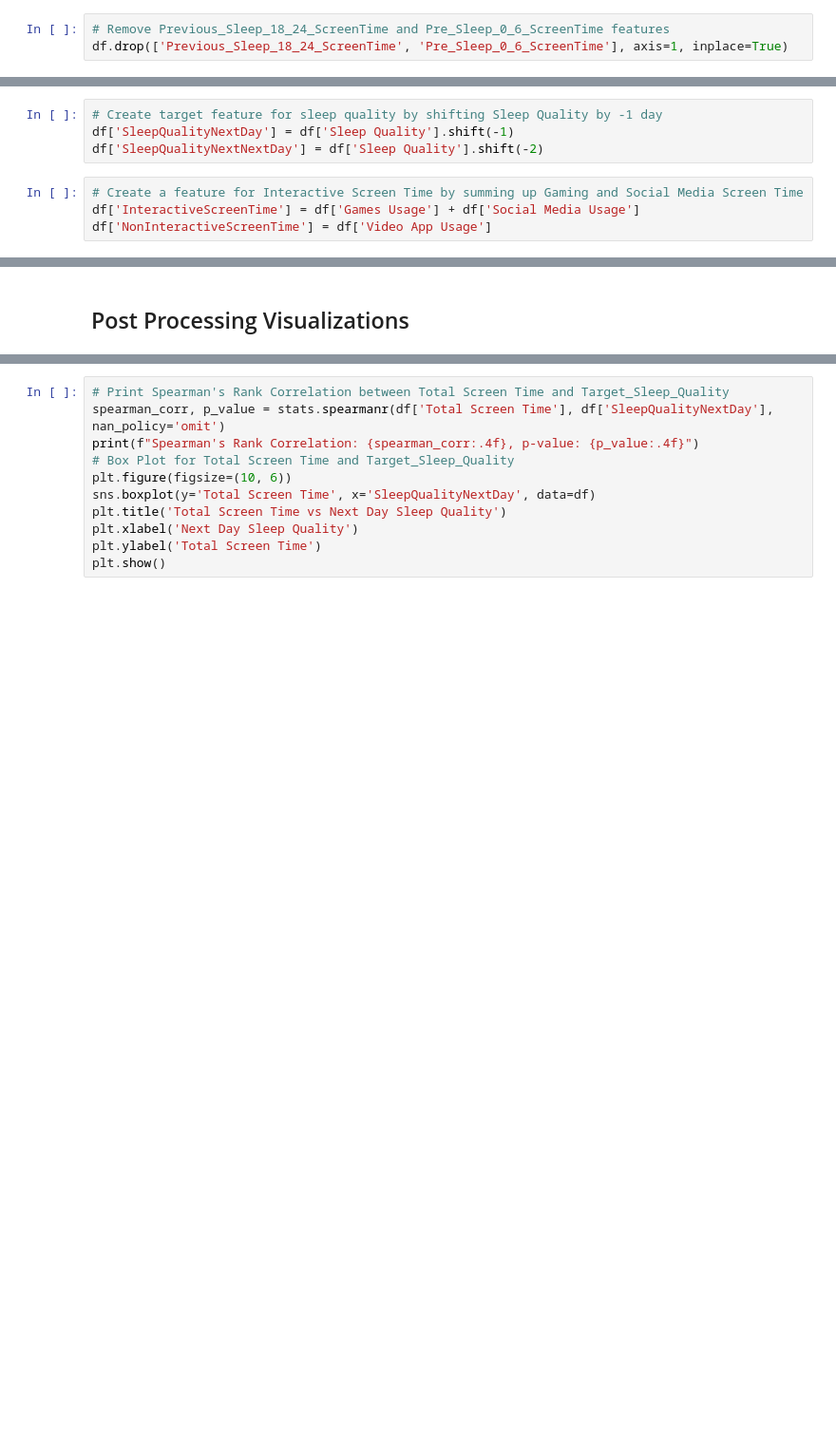
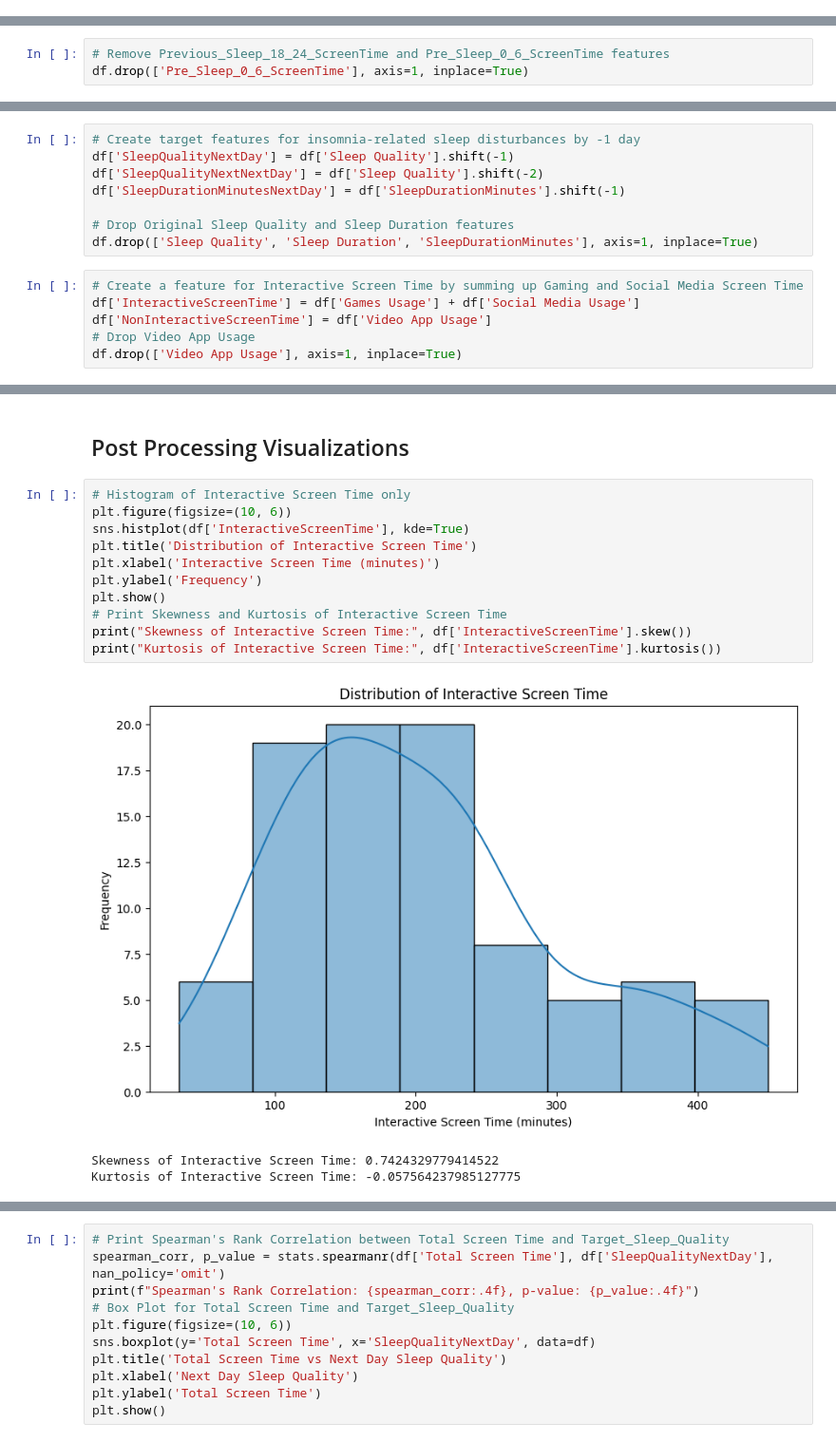
Before and after one commit to machiwao/CCDATSCL_PROJECT, a Jupyter notebook: CCDATSCL_Project_Code Implementation.ipynb, the cells around one changed output, grey strips where cells are left out. Shown at 95% size. Cells and saved outputs as stored; diff of their text form; blank space fills up the shorter version.

```diff
--- a/CCDATSCL_Project_Code Implementation.ipynb
+++ b/CCDATSCL_Project_Code Implementation.ipynb
@@ -243,6 +224,3 @@ df['Pre_Sleep_0_6_ScreenTime'] = df['0 to 6'].shift(-1)
 # %%
 df['Effective Evening Screen Time'] = df['18 to 24'] + df['Pre_Sleep_0_6_ScreenTime']
 df['Daytime Screen Time'] = df['6 to 12'] + df['12 to 18']
-# %%
-# Remove Previous_Sleep_18_24_ScreenTime and Pre_Sleep_0_6_ScreenTime features
-df.drop(['Previous_Sleep_18_24_ScreenTime', 'Pre_Sleep_0_6_ScreenTime'], axis=1, inplace=True)
@@ -259,3 +227,6 @@ plt.show()
+# %%
+# Remove Previous_Sleep_18_24_ScreenTime and Pre_Sleep_0_6_ScreenTime features
+df.drop(['Pre_Sleep_0_6_ScreenTime'], axis=1, inplace=True)
 # %%
 df['Sleep Quality'].value_counts()
 # %% [output]
@@ -266,13 +237,19 @@ Sleep Quality
 1     4
 Name: count, dtype: int64
 # %%
-# Create target feature for sleep quality by shifting Sleep Quality by -1 day
+# Create target features for insomnia-related sleep disturbances by -1 day
 df['SleepQualityNextDay'] = df['Sleep Quality'].shift(-1)
 df['SleepQualityNextNextDay'] = df['Sleep Quality'].shift(-2)
+df['SleepDurationMinutesNextDay'] = df['SleepDurationMinutes'].shift(-1)
+
+# Drop Original Sleep Quality and Sleep Duration features
+df.drop(['Sleep Quality', 'Sleep Duration', 'SleepDurationMinutes'], axis=1, inplace=True)
 # %%
 # Create a feature for Interactive Screen Time by summing up Gaming and Social Media Screen Time
 df['InteractiveScreenTime'] = df['Games Usage'] + df['Social Media Usage']
 df['NonInteractiveScreenTime'] = df['Video App Usage']
+# Drop Video App Usage
+df.drop(['Video App Usage'], axis=1, inplace=True)
 # %%
 # Drop Total Number of Notifications and Total Number of Unlocks, as they may not be relevant to the analysis
 df.drop(columns=['Total Number of Notifications', 'Total Number of Unlocks'], inplace=True)
@@ -328,2 +293,17 @@ std                   142.97881
 # %% [markdown]
 ## Post Processing Visualizations
+# %%
+# Histogram of Interactive Screen Time only
+plt.figure(figsize=(10, 6))
+sns.histplot(df['InteractiveScreenTime'], kde=True)
+plt.title('Distribution of Interactive Screen Time')
+plt.xlabel('Interactive Screen Time (minutes)')
+plt.ylabel('Frequency')
+plt.show()
+# Print Skewness and Kurtosis of Interactive Screen Time
+print("Skewness of Interactive Screen Time:", df['InteractiveScreenTime'].skew())
+print("Kurtosis of Interactive Screen Time:", df['InteractiveScreenTime'].kurtosis())
+# %% [output]
+[figure, added]
+Skewness of Interactive Screen Time: 0.7424329779414522
+Kurtosis of Interactive Screen Time: -0.057564237985127775
```
Also changed, not shown: parts of 54 cells of this notebook, 2 other files.
